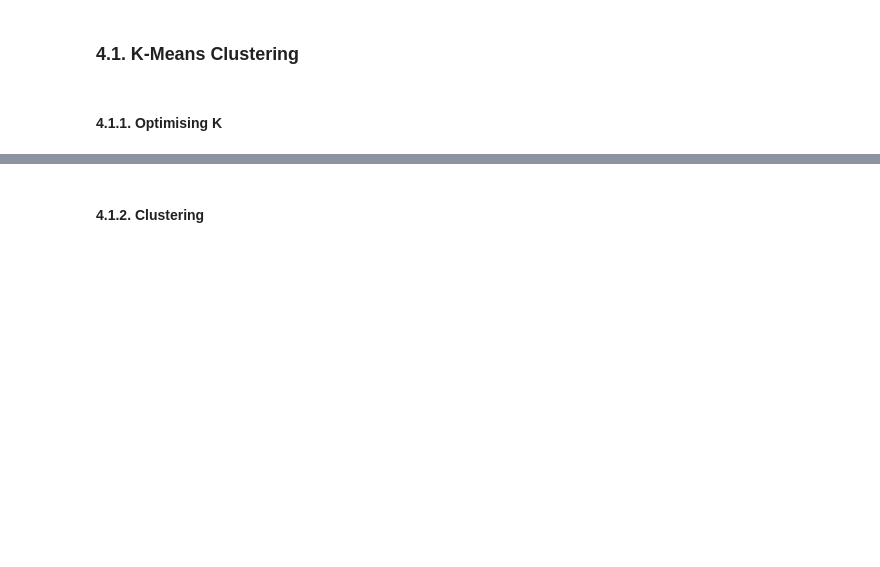
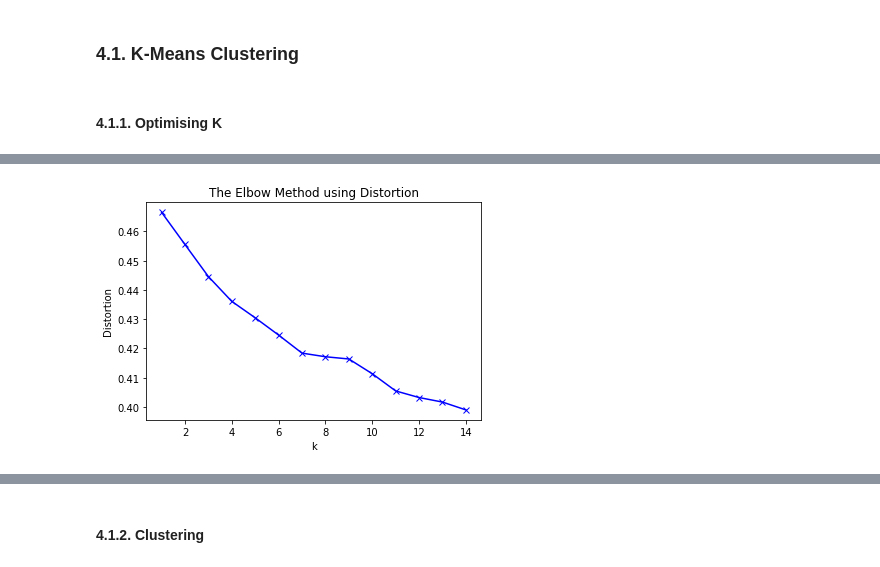
Before and after one commit to nicoleleman/coursera_capstone_project, a Jupyter notebook: notebook/battle_of_the_neighbourhood.ipynb, the cells around one changed output, grey strips where cells are left out. Cells and saved outputs as stored; diff of their text form; code cells hidden in the pictures; blank space fills up the shorter version.

```diff
--- a/notebook/battle_of_the_neighbourhood.ipynb
+++ b/notebook/battle_of_the_neighbourhood.ipynb
@@ -411,10 +622,22 @@ We will start by finding the optimal K (number of clusters). There are 2 main me
 # %%
+from scipy.spatial.distance import cdist
+distortions = []
 Sum_of_squared_distances = []
 K = range(1,15)
 for k in K:
     km = KMeans(n_clusters=k)
     km = km.fit(ppd_grouped_clustering)
+    distortions.append(sum(np.min(cdist(ppd_grouped_clustering, km.cluster_centers_,
+                      'euclidean'),axis=1)) / ppd_grouped_clustering.shape[0])
     Sum_of_squared_distances.append(km.inertia_)
+# %%
+plt.plot(K, distortions, 'bx-')
+plt.xlabel('k')
+plt.ylabel('Distortion')
+plt.title('The Elbow Method using Distortion')
+plt.show()
+# %% [output]
+[figure, added]
 # %%
 plt.plot(K, Sum_of_squared_distances, 'bx-')
 plt.xlabel('k')
```
Also changed, not shown: parts of 41 cells of this notebook, 1 other file.
